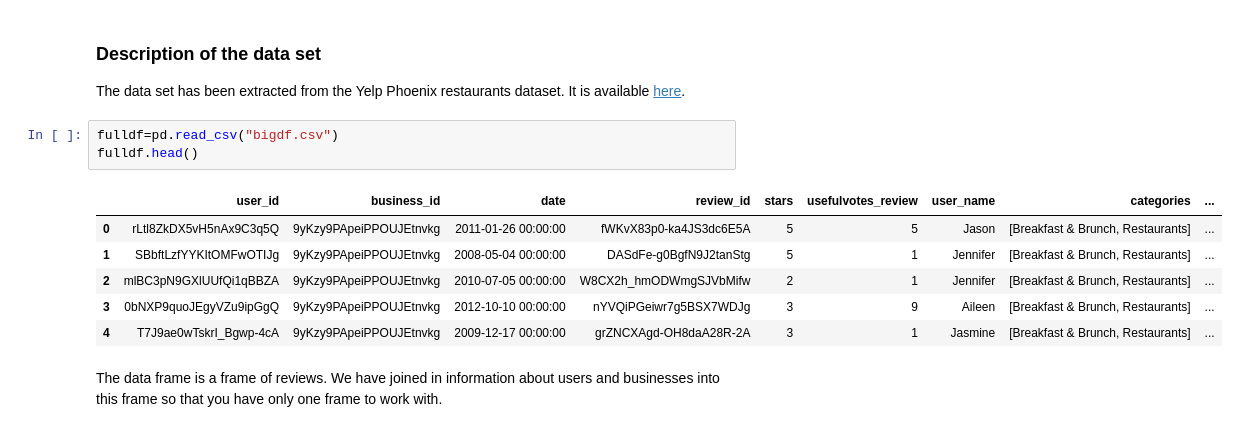
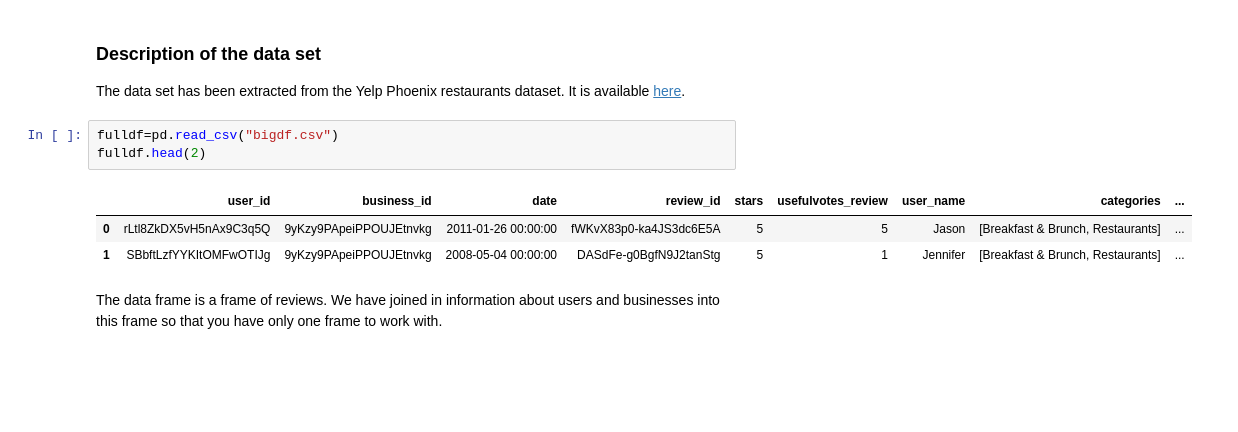
Before and after one commit to xiexingzhu/content, a Jupyter notebook: HW4.ipynb, the cells around one changed output. Saved outputs shown, nothing was run; the diff lists cells and outputs as text; blank space fills up the shorter version.

```diff
--- a/HW4.ipynb
+++ b/HW4.ipynb
@@ -108,14 +108,11 @@ pd.set_option('display.max_columns', 100)
 The data set has been extracted from the Yelp Phoenix restaurants dataset. It is available [here](https://dl.dropboxusercontent.com/u/75194/bigdf.csv).
 # %%
 fulldf=pd.read_csv("bigdf.csv")
-fulldf.head()
+fulldf.head(2)
 # %% [output]
 |  | user_id | business_id | date | review_id | stars | usefulvotes_review | user_name | categories | ... |
 | 0 | rLtl8ZkDX5vH5nAx9C3q5Q | 9yKzy9PApeiPPOUJEtnvkg | 2011-01-26 00:00:00 | fWKvX83p0-ka4JS3dc6E5A | 5 | 5 | Jason | [Breakfast & Brunch, Restaurants] | ... |
 | 1 | SBbftLzfYYKItOMFwOTIJg | 9yKzy9PApeiPPOUJEtnvkg | 2008-05-04 00:00:00 | DASdFe-g0BgfN9J2tanStg | 5 | 1 | Jennifer | [Breakfast & Brunch, Restaurants] | ... |
-| 2 | mlBC3pN9GXlUUfQi1qBBZA | 9yKzy9PApeiPPOUJEtnvkg | 2010-07-05 00:00:00 | W8CX2h_hmODWmgSJVbMifw | 2 | 1 | Jennifer | [Breakfast & Brunch, Restaurants] | ... |
-| 3 | 0bNXP9quoJEgyVZu9ipGgQ | 9yKzy9PApeiPPOUJEtnvkg | 2012-10-10 00:00:00 | nYVQiPGeiwr7g5BSX7WDJg | 3 | 9 | Aileen | [Breakfast & Brunch, Restaurants] | ... |
-| 4 | T7J9ae0wTskrI_Bgwp-4cA | 9yKzy9PApeiPPOUJEtnvkg | 2009-12-17 00:00:00 | grZNCXAgd-OH8daA28R-2A | 3 | 1 | Jasmine | [Breakfast & Brunch, Restaurants] | ... |
 # %% [markdown]
 The data frame is a frame of reviews. We have joined in information about users and businesses into this frame so that you have only one frame to work with.
 # %% [markdown]
```
Also changed, not shown: parts of 20 cells of this notebook, 1 other file.
